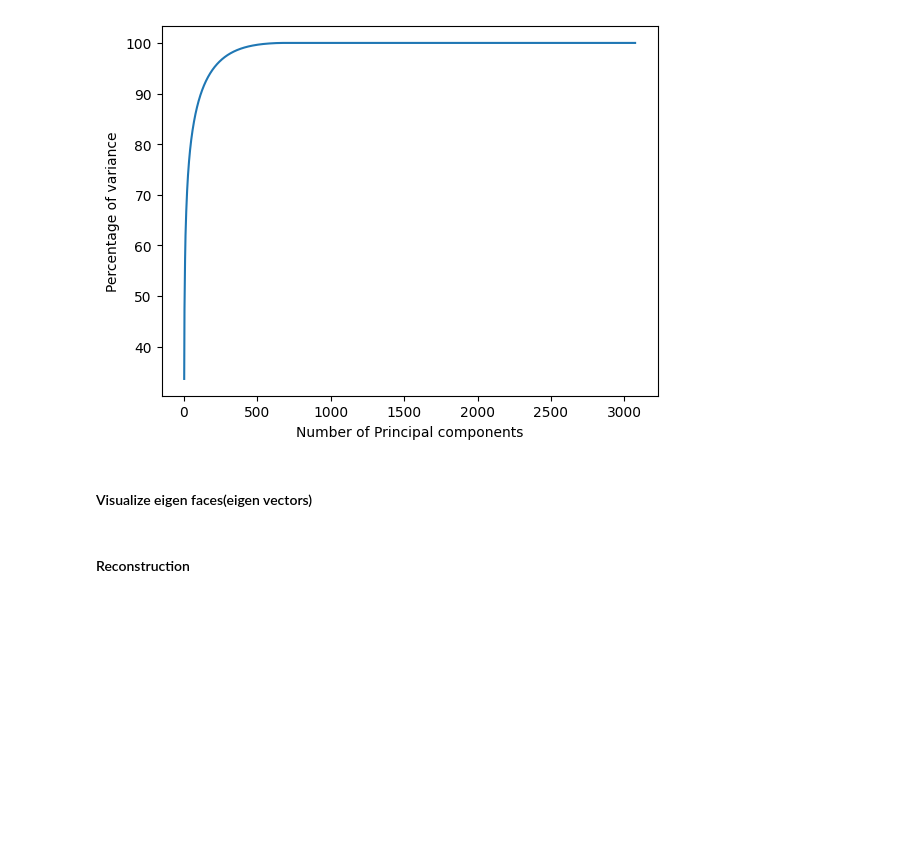
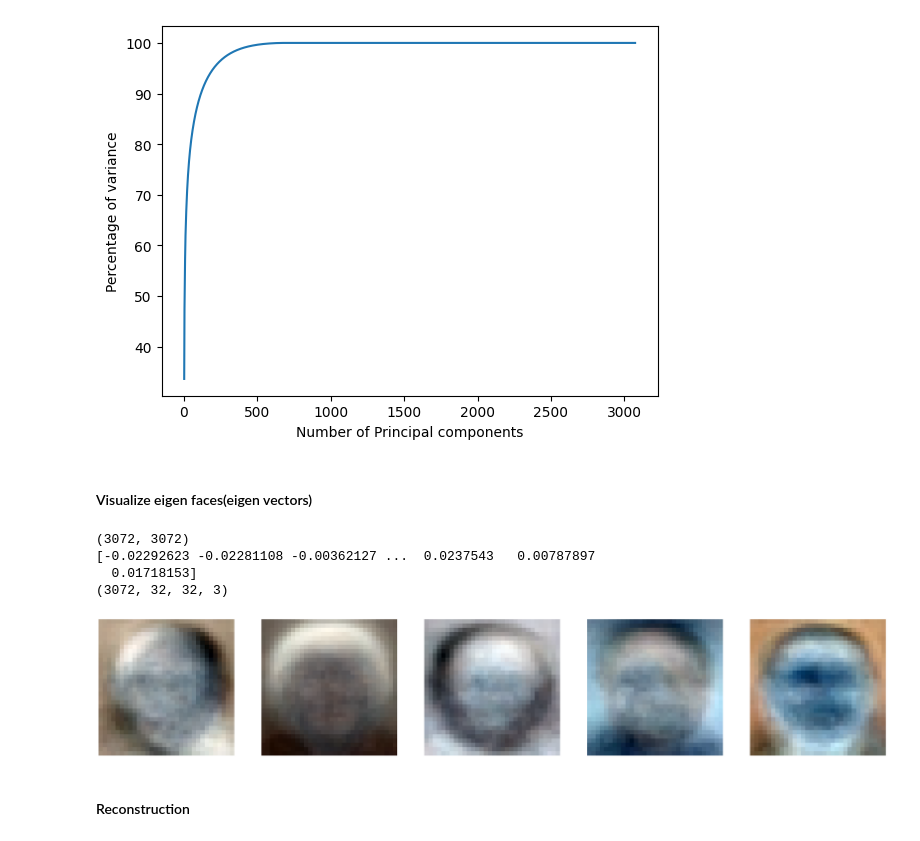
Before and after one commit to shiridikumar/SMAI_assignment, a Jupyter notebook: RollNumber_Q2.ipynb, the cells around one changed output. Cells and saved outputs as stored; diff of their text form; code cells hidden in the pictures; blank space fills up the shorter version.

```diff
--- a/RollNumber_Q2.ipynb
+++ b/RollNumber_Q2.ipynb
@@ -165,10 +173,10 @@ plt.show()
 num_eig_values=[]
 va=[]
 
-for i in range(1,len(eig_vals)+1):
-    num_eig=eig_vals_sorted[:i]
+for i in range(1,len(eigenValues)+1):
+    num_eig=eigenValues[:i]
     num_eig_values.append(i+1)
-    x=sum(num_eig)/sum(eig_vals_sorted)
+    x=sum(num_eig)/sum(eigenValues)
     va.append(x*100)
     plt.xlabel("Number of Principal components")
     plt.ylabel("Percentage of variance")
@@ -182,26 +190,42 @@ plt.plot(num_eig_values,va)
 #### Visualize eigen faces(eigen vectors)
 # %%
 """
-Use the below sample code to visualize the eigen faces and reconstructed images (can write your own function as well)
+Use the below sample code to visualize the eigen faces and reconstructed images (can write your own function as well)"""
 
 def plot(image,H,W,C,indices):
     #indices = [randrange(100)+1 for i in range(5)]
     pl = np.reshape(image.T,(-1,H,W,C))
-    plt.figure(figsize=(25,25))
+    print(pl.shape)
+    plt.figure(figsize=(100,100))
     for c,i in enumerate(indices):
         ele = pl[i]
         minim = np.min(ele)
         maxim = np.max(ele)
         ele = (ele - minim) / (maxim - minim)
         ele = np.clip(ele,0,254)
         plt.subplot(1,12,c+1)
         plt.axis('off')
         plt.imshow(ele,cmap=plt.cm.gray)
     plt.show()
+eig_vector=np.zeros(len(eigenVectors[0]),dtype=float)
+eig_vectors=[]
+for i in range(len(eigenVectors)):
+    eig_vectors.append(eig_vector)
+eig_vectors=np.array(eig_vectors)
 
 indices = [randrange(12)+1 for i in range(5)]
-plot(eig_vecs,H,W,C, indices)
-"""
+# plot(eig_vecs_sorted,H,W,C, indices)
+for i in range(len(eigenVectors)):
+    eig_vectors[i]=np.array(list(map(lambda x: float(x.real),eigenVectors[i])))
+# eigenVectors.dtype=float
+print(eig_vectors.shape)
+plot(eig_vectors,H,W,C, indices)
+# %% [output]
+(3072, 3072)
+[-0.02292623 -0.02281108 -0.00362127 ...  0.0237543   0.00787897
+  0.01718153]
+(3072, 32, 32, 3)
+[figure, added]
 # %% [markdown]
 #### Reconstruction
 # %%
```
Also changed, not shown: parts of 7 cells of this notebook, 1 other file.
